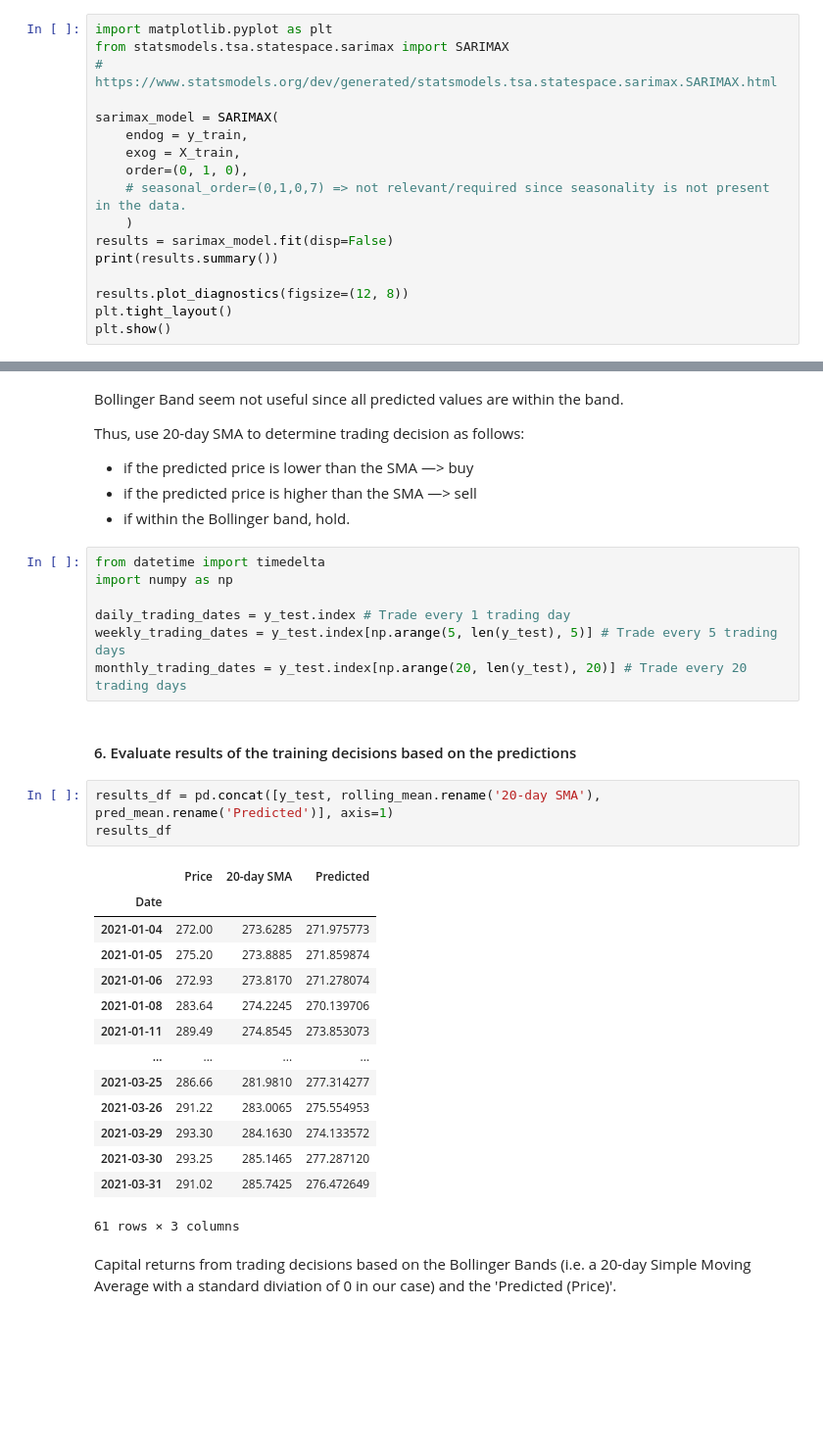
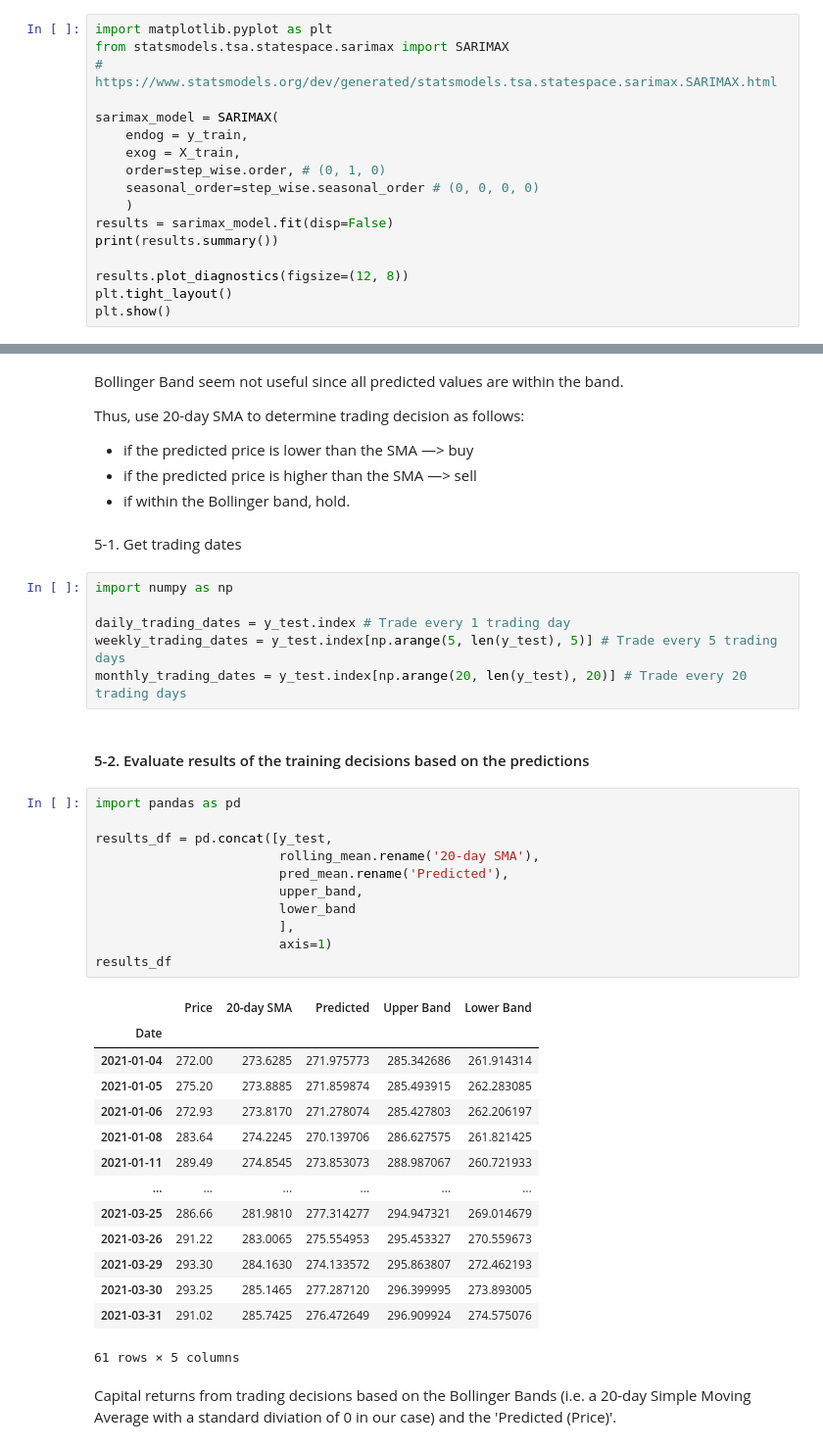
Before and after one commit to henryhyunwookim/ValueInvestor, a Jupyter notebook: ValueInvestor.ipynb, the cells around one changed output, grey strips where cells are left out. Shown at 98% size. Saved outputs shown, nothing was run; the diff lists cells and outputs as text; blank space fills up the shorter version.

```diff
--- a/ValueInvestor.ipynb
+++ b/ValueInvestor.ipynb
@@ -314,8 +315,8 @@ from statsmodels.tsa.statespace.sarimax import SARIMAX
 sarimax_model = SARIMAX(
     endog = y_train,
     exog = X_train,
-    order=(0, 1, 0),
-    # seasonal_order=(0,1,0,7) => not relevant/required since seasonality is not present in the data.
+    order=step_wise.order, # (0, 1, 0)
+    seasonal_order=step_wise.seasonal_order # (0, 0, 0, 0)
     )
 results = sarimax_model.fit(disp=False)
 print(results.summary())
@@ -432,32 +467,41 @@ Thus, use 20-day SMA to determine trading decision as follows:
 * if the predicted price is lower than the SMA —> buy
 * if the predicted price is higher than the SMA —> sell
 * if within the Bollinger band, hold.
+# %% [markdown]
+5-1. Get trading dates
 # %%
-from datetime import timedelta
 import numpy as np
 
 daily_trading_dates = y_test.index # Trade every 1 trading day
 weekly_trading_dates = y_test.index[np.arange(5, len(y_test), 5)] # Trade every 5 trading days
 monthly_trading_dates = y_test.index[np.arange(20, len(y_test), 20)] # Trade every 20 trading days
 # %% [markdown]
-#### 6. Evaluate results of the training decisions based on the predictions
+#### 5-2. Evaluate results of the training decisions based on the predictions
 # %%
-results_df = pd.concat([y_test, rolling_mean.rename('20-day SMA'), pred_mean.rename('Predicted')], axis=1)
+import pandas as pd
+
+results_df = pd.concat([y_test,
+                        rolling_mean.rename('20-day SMA'),
+                        pred_mean.rename('Predicted'),
+                        upper_band,
+                        lower_band
+                        ],
+                        axis=1)
 results_df
 # %% [output]
-|  | Price | 20-day SMA | Predicted |
-| Date |  |  |  |
-| 2021-01-04 | 272.00 | 273.6285 | 271.975773 |
-| 2021-01-05 | 275.20 | 273.8885 | 271.859874 |
-| 2021-01-06 | 272.93 | 273.8170 | 271.278074 |
-| 2021-01-08 | 283.64 | 274.2245 | 270.139706 |
-| 2021-01-11 | 289.49 | 274.8545 | 273.853073 |
-| ... | ... | ... | ... |
-| 2021-03-25 | 286.66 | 281.9810 | 277.314277 |
-| 2021-03-26 | 291.22 | 283.0065 | 275.554953 |
-| 2021-03-29 | 293.30 | 284.1630 | 274.133572 |
-| 2021-03-30 | 293.25 | 285.1465 | 277.287120 |
-| 2021-03-31 | 291.02 | 285.7425 | 276.472649 |
+|  | Price | 20-day SMA | Predicted | Upper Band | Lower Band |
+| Date |  |  |  |  |  |
+| 2021-01-04 | 272.00 | 273.6285 | 271.975773 | 285.342686 | 261.914314 |
+| 2021-01-05 | 275.20 | 273.8885 | 271.859874 | 285.493915 | 262.283085 |
+| 2021-01-06 | 272.93 | 273.8170 | 271.278074 | 285.427803 | 262.206197 |
+| 2021-01-08 | 283.64 | 274.2245 | 270.139706 | 286.627575 | 261.821425 |
+| 2021-01-11 | 289.49 | 274.8545 | 273.853073 | 288.987067 | 260.721933 |
+| ... | ... | ... | ... | ... | ... |
+| 2021-03-25 | 286.66 | 281.9810 | 277.314277 | 294.947321 | 269.014679 |
+| 2021-03-26 | 291.22 | 283.0065 | 275.554953 | 295.453327 | 270.559673 |
+| 2021-03-29 | 293.30 | 284.1630 | 274.133572 | 295.863807 | 272.462193 |
+| 2021-03-30 | 293.25 | 285.1465 | 277.287120 | 296.399995 | 273.893005 |
+| 2021-03-31 | 291.02 | 285.7425 | 276.472649 | 296.909924 | 274.575076 |
-61 rows × 3 columns
+61 rows × 5 columns
 # %% [markdown]
 Capital returns from trading decisions based on the Bollinger Bands (i.e. a 20-day Simple Moving Average with a standard diviation of 0 in our case) and the 'Predicted (Price)'.
```
Also changed, not shown: parts of 21 cells of this notebook, 2 other files.
